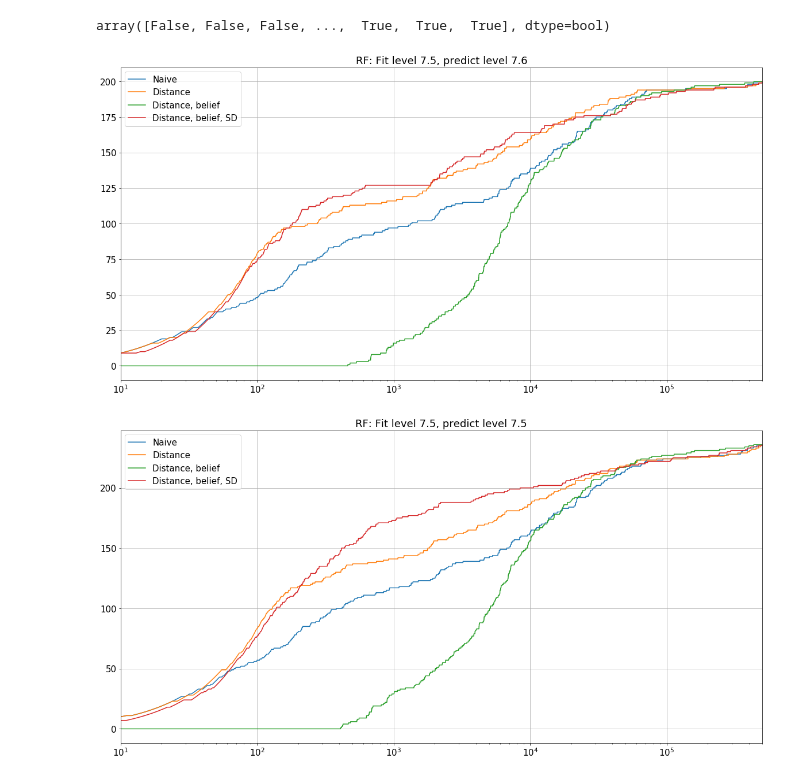
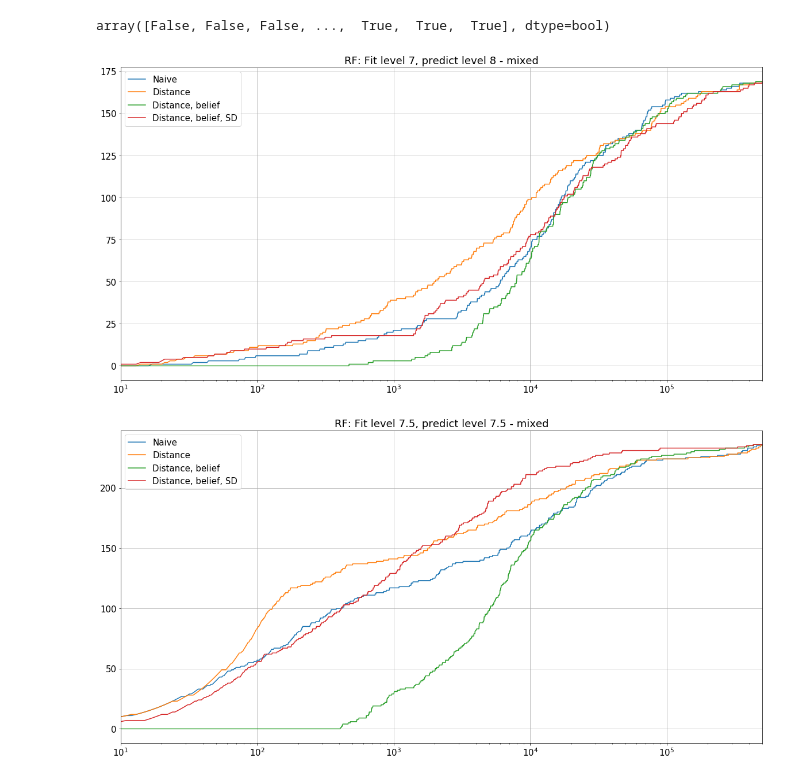
Before and after one commit to owatson/PenalizedPrediction, a Jupyter notebook: MalariaFinal.ipynb, the cells around one changed output. Saved outputs shown, nothing was run; the diff lists cells and outputs as text; code cells hidden in the pictures.

```diff
--- a/MalariaFinal.ipynb
+++ b/MalariaFinal.ipynb
@@ -975,26 +839,26 @@ scores[:-20]
 # %% [output]
 array([False, False, False, ...,  True,  True,  True], dtype=bool)
 # %%
-plt.title('RF: Fit level 7.5, predict level 7.6')
-plot(run_experiment_full(test_method='basic')[0][::-1].cumsum(), label='Naive')
-plot(run_experiment_full(test_method='beliefed_acc')[0][::-1].cumsum(), label='Distance')
-plot(run_experiment_full(test_method='beliefed_fa')[0][::-1].cumsum(), label='Distance, belief')
-plot(run_experiment_full()[0][::-1].cumsum(), label='Distance, belief, SD')
+plt.title('RF: Fit level 7, predict level 8 - mixed')
+plot(run_experiment_full(test_method='basic',  level_predict=8, level_fit=7)[0][::-1].cumsum(), label='Naive')
+plot(run_experiment_full(test_method='beliefed_acc',  level_predict=8, level_fit=7)[0][::-1].cumsum(), label='Distance')
+plot(run_experiment_full(test_method='beliefed_fa',  level_predict=8, level_fit=7)[0][::-1].cumsum(), label='Distance, belief')
+plot(run_experiment_full(level_predict=8, level_fit=7, dist='mixed')[0][::-1].cumsum(), label='Distance, belief, SD')
 legend(loc='best')
 plt.xscale('log')
 grid(True)
 _ = plt.xlim(10, 5e5)
 # %% [output]
-[figure, old version]
+[figure, new version]
 # %%
-plt.title('RF: Fit level 7.5, predict level 7.5')
-plot(run_experiment_full(test_method='basic',  level_predict=7.5)[0][::-1].cumsum(), label='Naive')
-plot(run_experiment_full(test_method='beliefed_acc',  level_predict=7.5)[0][::-1].cumsum(), label='Distance')
-plot(run_experiment_full(test_method='beliefed_fa',  level_predict=7.5)[0][::-1].cumsum(), label='Distance, belief')
-plot(run_experiment_full(level_predict=7.5)[0][::-1].cumsum(), label='Distance, belief, SD')
+plt.title('RF: Fit level 7.5, predict level 7.5 - mixed')
+plot(run_experiment_full(test_method='basic',  level_predict=7.5, level_fit=7.5)[0][::-1].cumsum(), label='Naive')
+plot(run_experiment_full(test_method='beliefed_acc',  level_predict=7.5, level_fit=7.5)[0][::-1].cumsum(), label='Distance')
+plot(run_experiment_full(test_method='beliefed_fa',  level_predict=7.5, level_fit=7.5)[0][::-1].cumsum(), label='Distance, belief')
+plot(run_experiment_full(level_predict=7.5, level_fit=7.5, dist='mixed')[0][::-1].cumsum(), label='Distance, belief, SD')
 legend(loc='best')
 plt.xscale('log')
 grid(True)
 _ = plt.xlim(10, 5e5)
 # %% [output]
-[figure, old version]
+[figure, new version]
```
Also changed, not shown: parts of 36 cells of this notebook, 2 other files.
